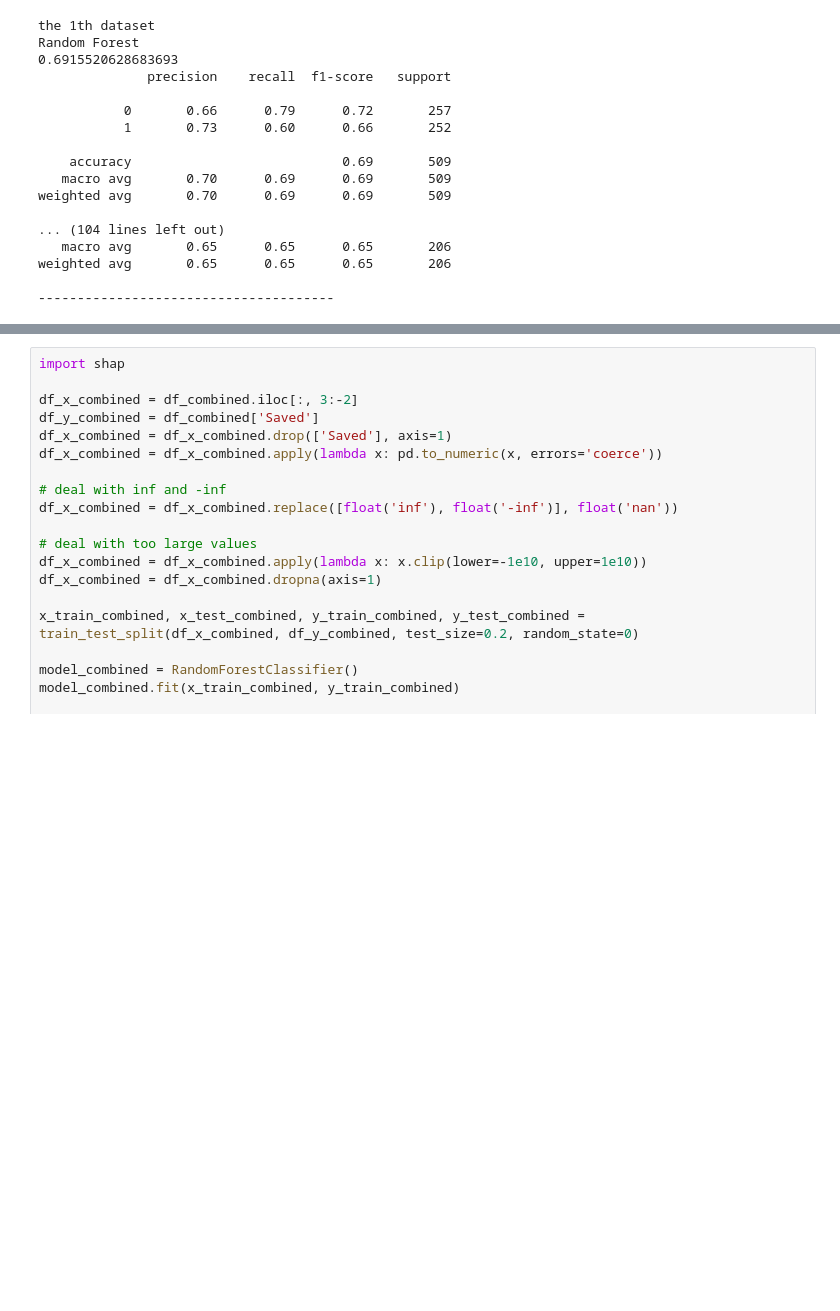
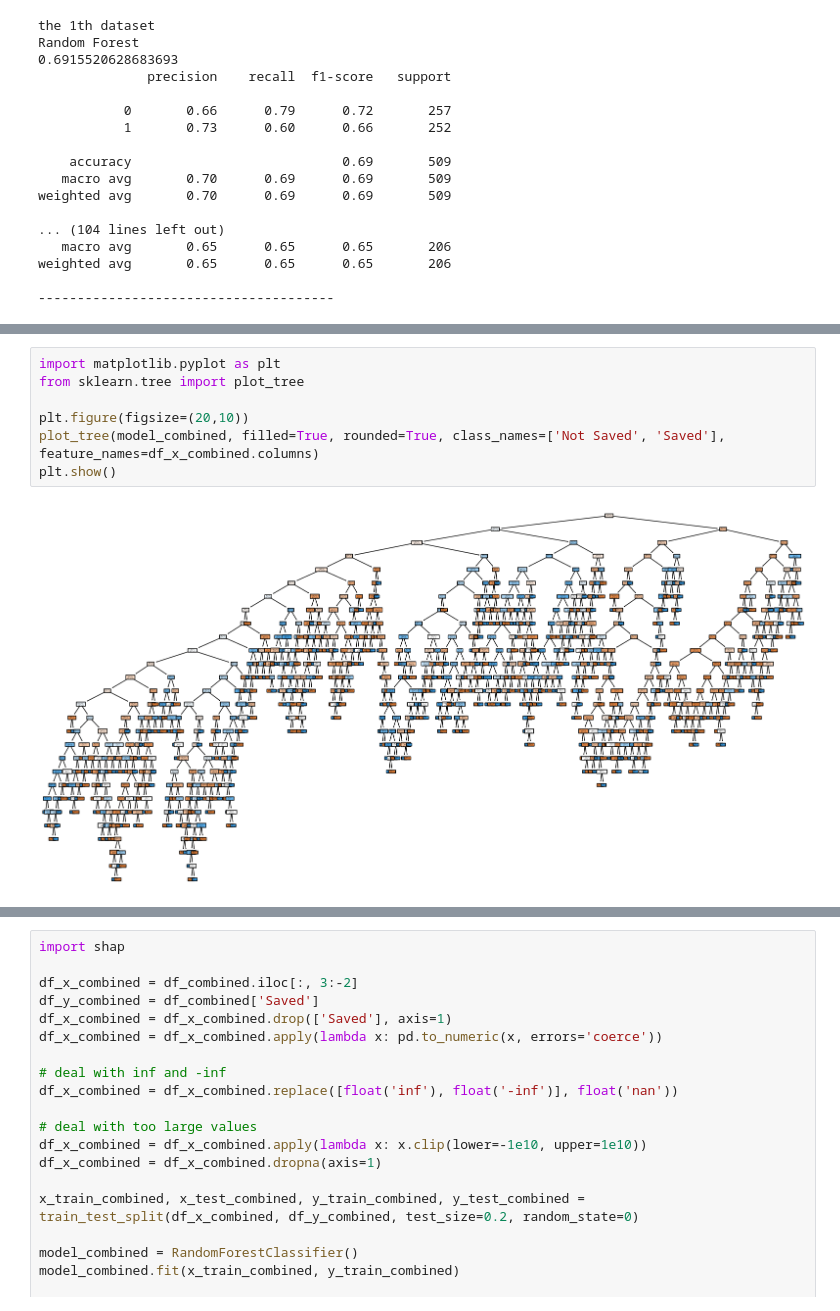
Before and after one commit to ziqishu/COG403_final_project, a Jupyter notebook: our_code/ml_practice_shared_response.ipynb, the cells around one changed output, grey strips where cells are left out. Drawn from its saved outputs; the diff is of its cells as text; blank space fills up the shorter version.

```diff
--- a/our_code/ml_practice_shared_response.ipynb
+++ b/our_code/ml_practice_shared_response.ipynb
@@ -99,0 +248,9 @@ weighted avg       0.65      0.65      0.65       206
+# %%
+import matplotlib.pyplot as plt
+from sklearn.tree import plot_tree
+
+plt.figure(figsize=(20,10))
+plot_tree(model_combined, filled=True, rounded=True, class_names=['Not Saved', 'Saved'], feature_names=df_x_combined.columns)
+plt.show()
+# %% [output]
+[figure, added]
```
Also changed, not shown: parts of 6 cells of this notebook, 1 other file.
